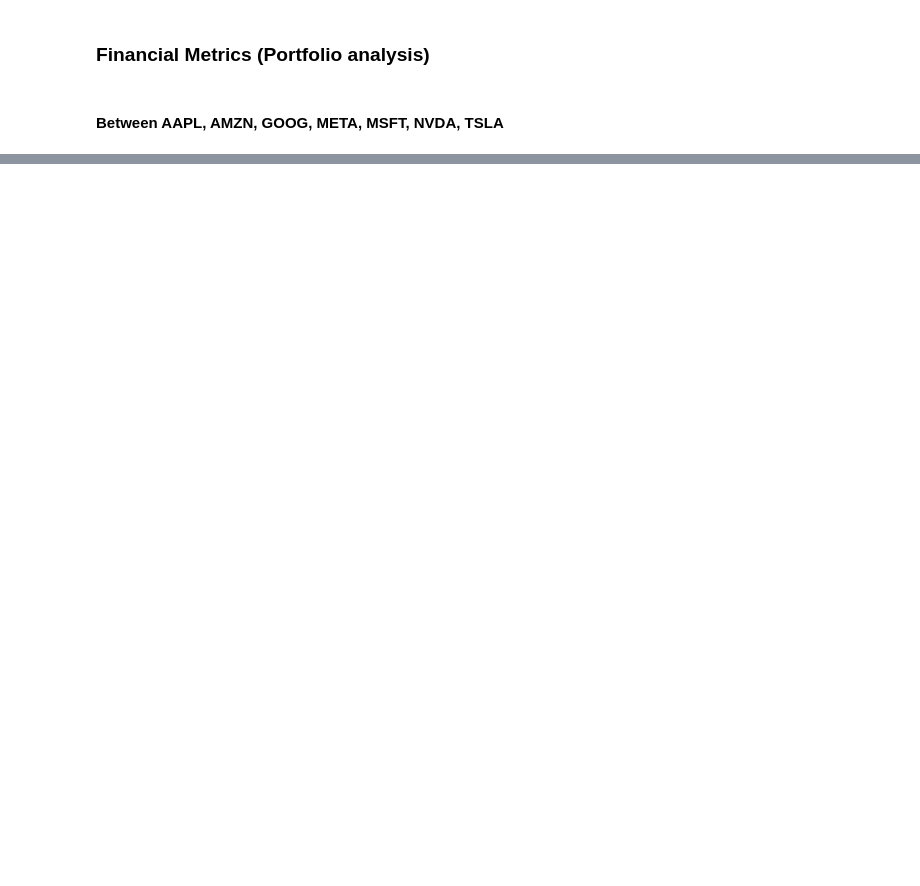
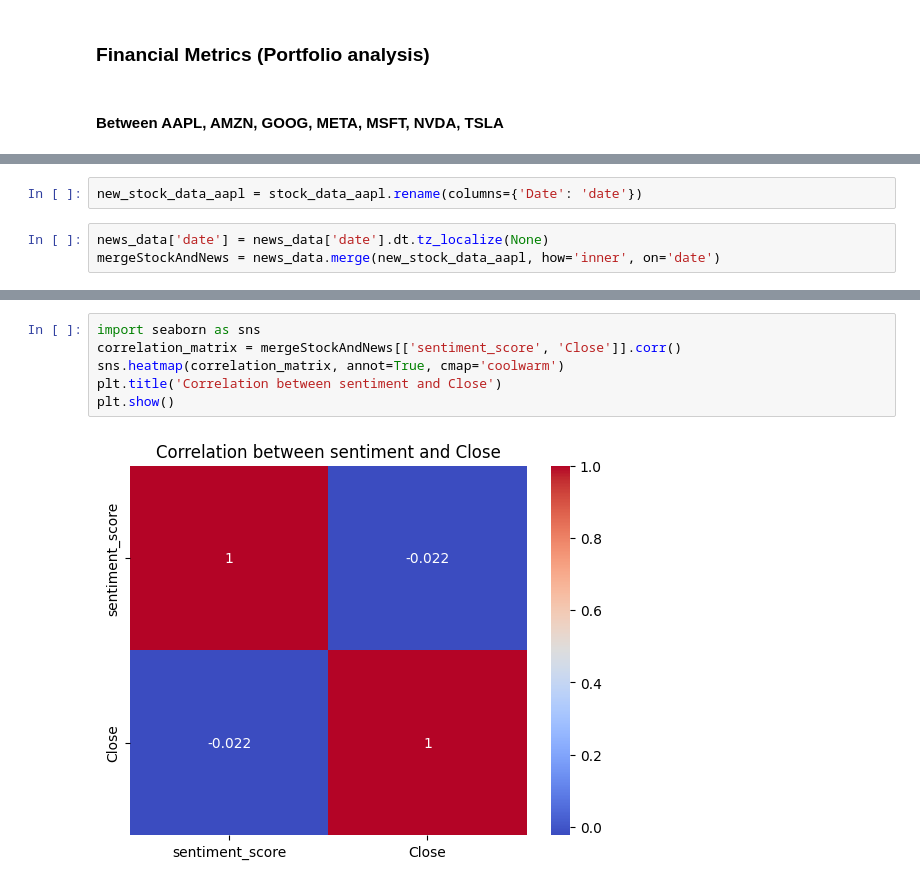
Before and after one commit to GuleWako/10Academy-Week-1-Financial-News-and-Stock-Price-Integration-Analysis, a Jupyter notebook: notebooks/newsAndStockPrice.ipynb, the cells around one changed output, grey strips where cells are left out. Cells and saved outputs as stored; diff of their text form; blank space fills up the shorter version.

```diff
--- a/notebooks/newsAndStockPrice.ipynb
+++ b/notebooks/newsAndStockPrice.ipynb
@@ -619,0 +618,5 @@ Sharpe Ratio: 1.05
+# %%
+new_stock_data_aapl = stock_data_aapl.rename(columns={'Date': 'date'})
+# %%
+news_data['date'] = news_data['date'].dt.tz_localize(None)
+mergeStockAndNews = news_data.merge(new_stock_data_aapl, how='inner', on='date')
@@ -619,0 +633,8 @@ Sharpe Ratio: 1.05
+# %%
+import seaborn as sns
+correlation_matrix = mergeStockAndNews[['sentiment_score', 'Close']].corr()
+sns.heatmap(correlation_matrix, annot=True, cmap='coolwarm')
+plt.title('Correlation between sentiment and Close')
+plt.show()
+# %% [output]
+[figure, added]
```
Also changed, not shown: parts of 27 cells of this notebook, 2 other files.
